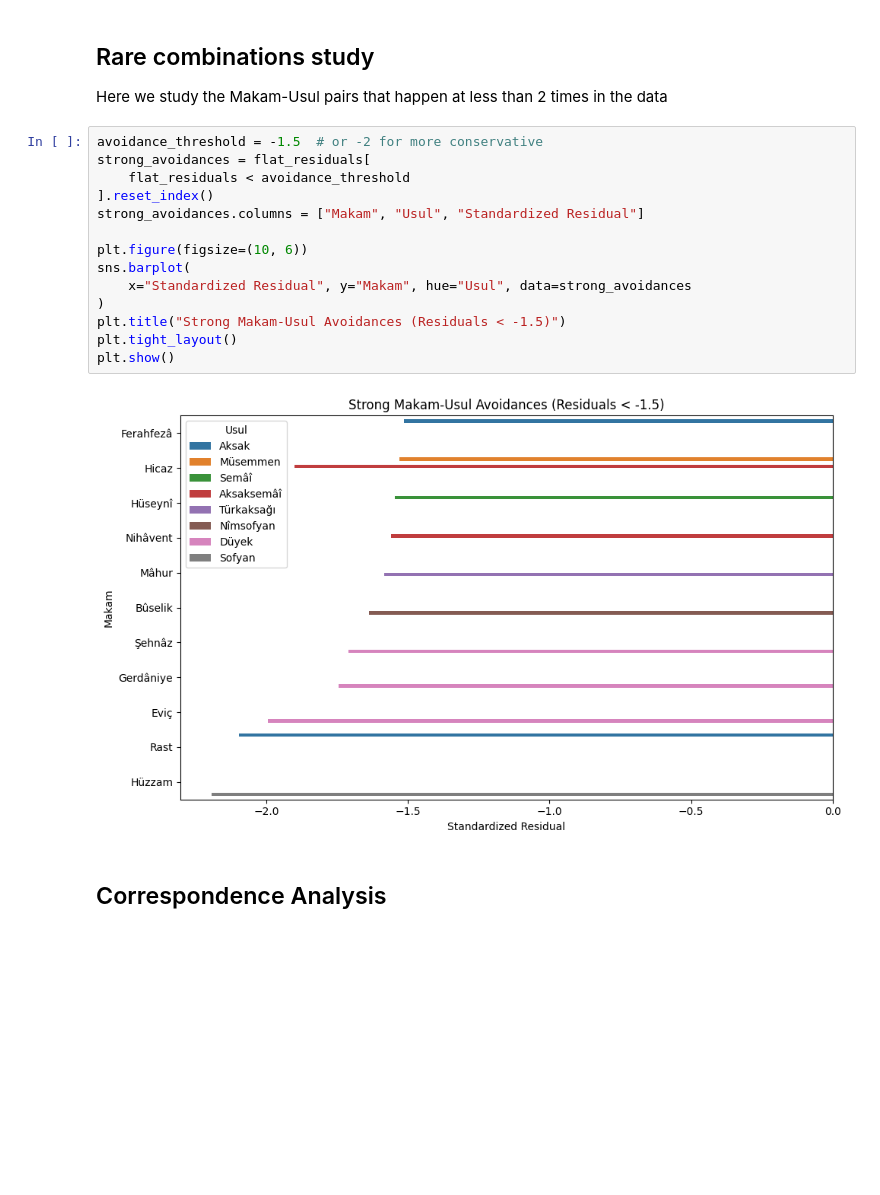
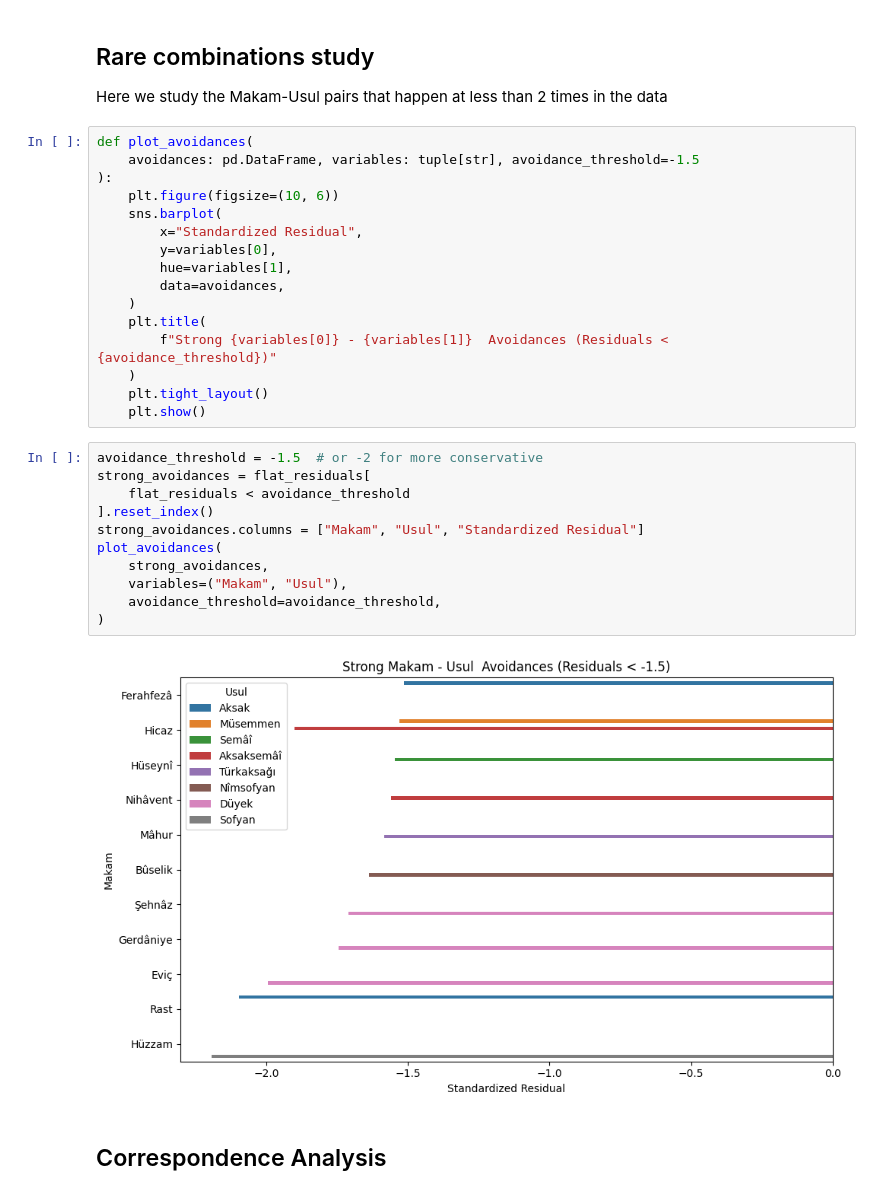
Before and after one commit to theofuhrmann/ethnomusicology-project, a Jupyter notebook: code/correlation_analysis.ipynb, the cells around one changed output. Drawn from its saved outputs; the diff is of its cells as text; blank space fills up the shorter version.

```diff
--- a/code/correlation_analysis.ipynb
+++ b/code/correlation_analysis.ipynb
@@ -174,22 +252,35 @@ plt.show()
 # %% [markdown]
 ## Rare combinations study
 Here we study the Makam-Usul pairs that happen at less than 2 times in the data
+# %%
+def plot_avoidances(
+    avoidances: pd.DataFrame, variables: tuple[str], avoidance_threshold=-1.5
+):
+    plt.figure(figsize=(10, 6))
+    sns.barplot(
+        x="Standardized Residual",
+        y=variables[0],
+        hue=variables[1],
+        data=avoidances,
+    )
+    plt.title(
+        f"Strong {variables[0]} - {variables[1]}  Avoidances (Residuals < {avoidance_threshold})"
+    )
+    plt.tight_layout()
+    plt.show()
 # %%
 avoidance_threshold = -1.5  # or -2 for more conservative
 strong_avoidances = flat_residuals[
     flat_residuals < avoidance_threshold
 ].reset_index()
 strong_avoidances.columns = ["Makam", "Usul", "Standardized Residual"]
-
-plt.figure(figsize=(10, 6))
-sns.barplot(
-    x="Standardized Residual", y="Makam", hue="Usul", data=strong_avoidances
+plot_avoidances(
+    strong_avoidances,
+    variables=("Makam", "Usul"),
+    avoidance_threshold=avoidance_threshold,
 )
-plt.title("Strong Makam-Usul Avoidances (Residuals < -1.5)")
-plt.tight_layout()
-plt.show()
 # %% [output]
-[figure, old version]
+[figure, new version]
 # %% [markdown]
 ## Correspondence Analysis
 # %%
```
Also changed, not shown: parts of 40 cells of this notebook, 1 other file.
